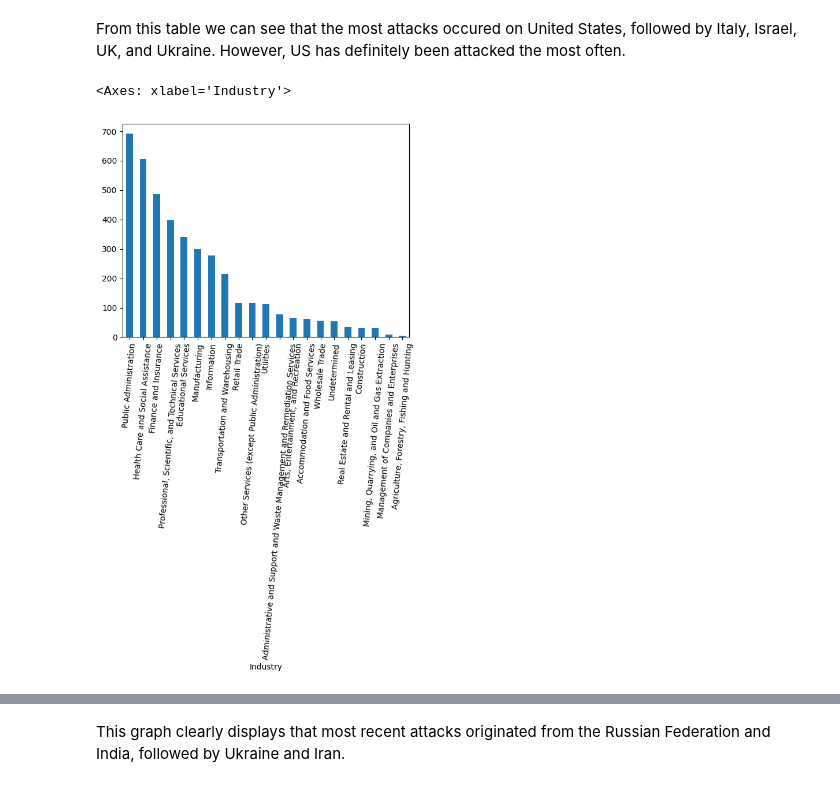
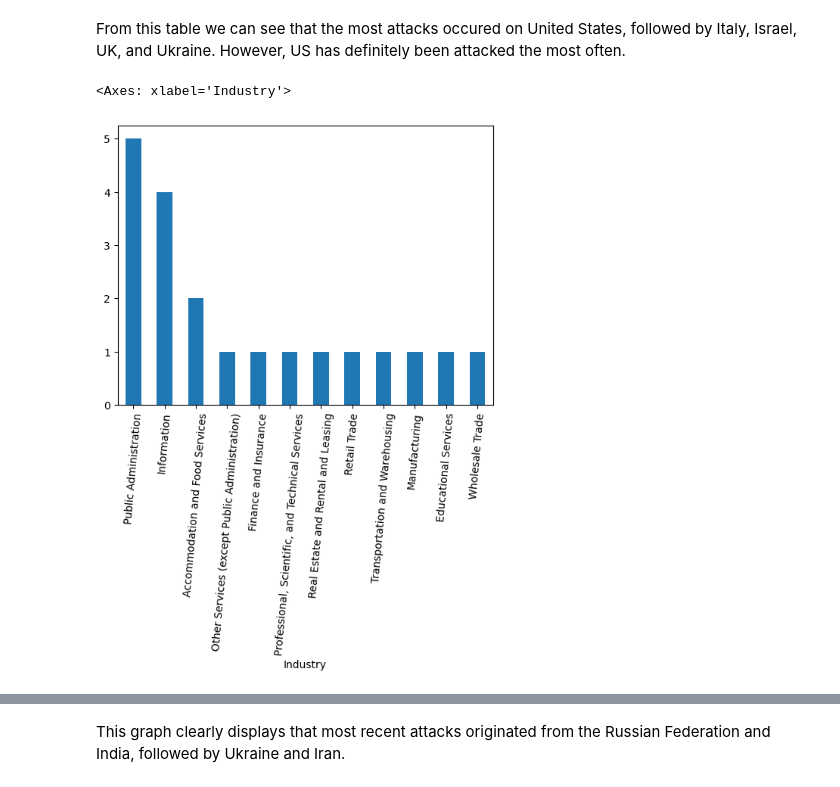
Before and after one commit to Sof0-0/CMPS3160_Project_CyberAttacks, a Jupyter notebook: DSProject.ipynb, the cells around one changed output, grey strips where cells are left out. Cells and saved outputs as stored; diff of their text form; code cells hidden in the pictures.

```diff
--- a/DSProject.ipynb
+++ b/DSProject.ipynb
@@ -307,8 +328,8 @@ df_attack['Location'].value_counts().head().plot.bar(rot=80) # Figure out how to
 # %% [markdown]
 From this table we can see that the most attacks occured on United States, followed by Italy, Israel, UK, and Ukraine. However, US has definitely been attacked the most often.
 # %%
-df_attack['Industry'].value_counts().plot.bar(rot=85) # Figure out how to cut long values (map?)
+df_attack['Industry'].head(n=20).value_counts().plot.bar(rot=85) # Figure out how to cut long values (map?)
 # %% [output]
 <Axes: xlabel='Industry'>
-[figure, old version]
+[figure, new version]
 # %%
```
Also changed, not shown: parts of 15 cells of this notebook, 1 other file.
